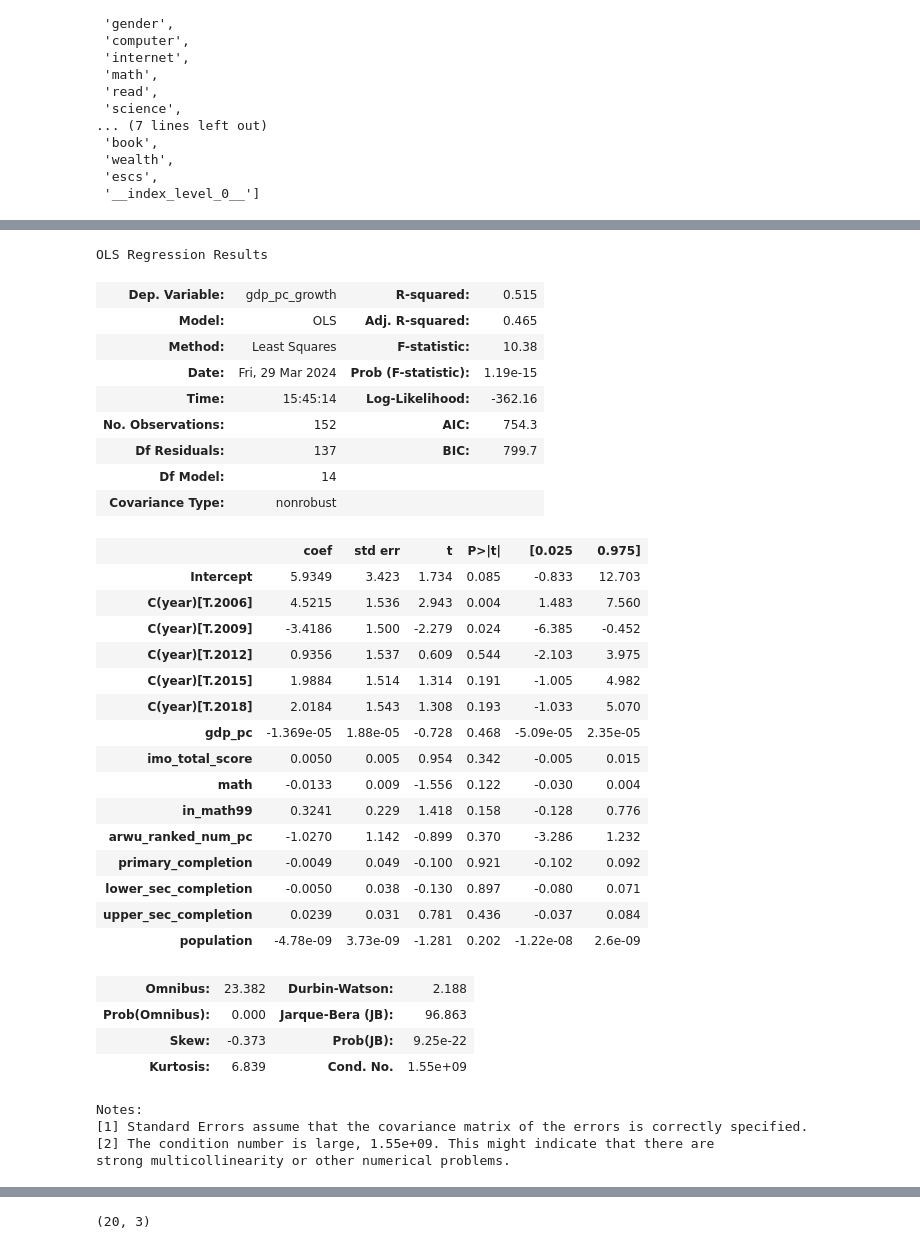
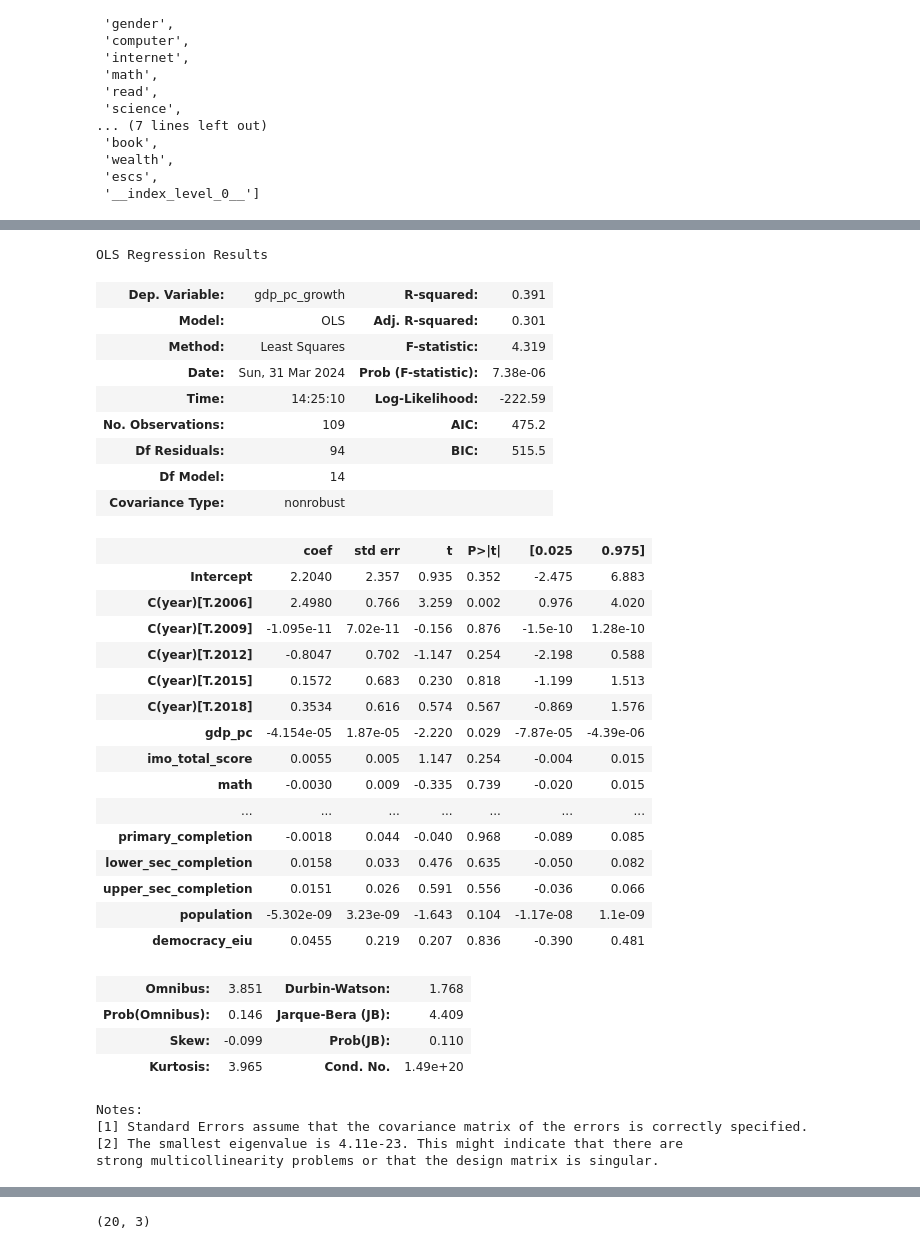
Before and after one commit to jamesxu123/econ442, a Jupyter notebook: old_explore.ipynb, the cells around one changed output, grey strips where cells are left out. Cells and saved outputs as stored; diff of their text form; code cells hidden in the pictures.

```diff
--- a/old_explore.ipynb
+++ b/old_explore.ipynb
@@ -41,6 +41,10 @@ merged = merged.join(q, on=["country", "year"], how="left").with_columns(pl.col(
 imo_df = pl.scan_parquet("./data/imo_00_23.parquet").select(["code", "total", "year"]).rename({"code": "country", "total": "imo_total_score"})
 # %%
 merged = merged.join(imo_df, on=["country", "year"], how="left").with_columns(pl.col("imo_total_score").fill_null(0))
+# %%
+eiu_dem = pl.scan_csv("./data/democracy-index-eiu.csv").rename({"Code": "country", "Year": "year"}).select(["country", "year", "democracy_eiu"])
+# %%
+merged = merged.join(eiu_dem, on=["country", "year"], how="left")
 # %%
 df2 = merged.collect()
 # %%
@@ -145,40 +150,40 @@ import plotly.express as px
 # %%
 pd_df["arwu_ranked_num_pc"] = pd_df["arwu_ranked_num"] / pd_df["population"] * 1_000_000
 # %%
-smf.ols("gdp_pc_growth ~ gdp_pc + imo_total_score + math + in_math99 + arwu_ranked_num_pc + primary_completion + lower_sec_completion + upper_sec_completion + population + C(year) ", pd_df[pd_df["year"].isin([2003, 2006, 2009, 2012, 2015, 2018])]).fit().summary()
+smf.ols("gdp_pc_growth ~ gdp_pc + imo_total_score + math + in_math99 + arwu_ranked_num_pc*gdp_pc + primary_completion + lower_sec_completion + upper_sec_completion + population + democracy_eiu + C(year) ", pd_df[pd_df["year"].isin([2003, 2006, 2009, 2012, 2015, 2018])]).fit().summary()
 # %% [output]
 OLS Regression Results
-| Dep. Variable: | gdp_pc_growth | R-squared: | 0.515 |
-| Model: | OLS | Adj. R-squared: | 0.465 |
-| Method: | Least Squares | F-statistic: | 10.38 |
-| Date: | Fri, 29 Mar 2024 | Prob (F-statistic): | 1.19e-15 |
-| Time: | 15:45:14 | Log-Likelihood: | -362.16 |
-| No. Observations: | 152 | AIC: | 754.3 |
-| Df Residuals: | 137 | BIC: | 799.7 |
+| Dep. Variable: | gdp_pc_growth | R-squared: | 0.391 |
+| Model: | OLS | Adj. R-squared: | 0.301 |
+| Method: | Least Squares | F-statistic: | 4.319 |
+| Date: | Sun, 31 Mar 2024 | Prob (F-statistic): | 7.38e-06 |
+| Time: | 14:25:10 | Log-Likelihood: | -222.59 |
+| No. Observations: | 109 | AIC: | 475.2 |
+| Df Residuals: | 94 | BIC: | 515.5 |
 | Df Model: | 14 |  |  |
 | Covariance Type: | nonrobust |  |  |
 |  | coef | std err | t | P>|t| | [0.025 | 0.975] |
-| Intercept | 5.9349 | 3.423 | 1.734 | 0.085 | -0.833 | 12.703 |
-| C(year)[T.2006] | 4.5215 | 1.536 | 2.943 | 0.004 | 1.483 | 7.560 |
-| C(year)[T.2009] | -3.4186 | 1.500 | -2.279 | 0.024 | -6.385 | -0.452 |
-| C(year)[T.2012] | 0.9356 | 1.537 | 0.609 | 0.544 | -2.103 | 3.975 |
-| C(year)[T.2015] | 1.9884 | 1.514 | 1.314 | 0.191 | -1.005 | 4.982 |
-| C(year)[T.2018] | 2.0184 | 1.543 | 1.308 | 0.193 | -1.033 | 5.070 |
-| gdp_pc | -1.369e-05 | 1.88e-05 | -0.728 | 0.468 | -5.09e-05 | 2.35e-05 |
-| imo_total_score | 0.0050 | 0.005 | 0.954 | 0.342 | -0.005 | 0.015 |
-| math | -0.0133 | 0.009 | -1.556 | 0.122 | -0.030 | 0.004 |
-| in_math99 | 0.3241 | 0.229 | 1.418 | 0.158 | -0.128 | 0.776 |
-| arwu_ranked_num_pc | -1.0270 | 1.142 | -0.899 | 0.370 | -3.286 | 1.232 |
-| primary_completion | -0.0049 | 0.049 | -0.100 | 0.921 | -0.102 | 0.092 |
-| lower_sec_completion | -0.0050 | 0.038 | -0.130 | 0.897 | -0.080 | 0.071 |
-| upper_sec_completion | 0.0239 | 0.031 | 0.781 | 0.436 | -0.037 | 0.084 |
-| population | -4.78e-09 | 3.73e-09 | -1.281 | 0.202 | -1.22e-08 | 2.6e-09 |
+| Intercept | 2.2040 | 2.357 | 0.935 | 0.352 | -2.475 | 6.883 |
+| C(year)[T.2006] | 2.4980 | 0.766 | 3.259 | 0.002 | 0.976 | 4.020 |
+| C(year)[T.2009] | -1.095e-11 | 7.02e-11 | -0.156 | 0.876 | -1.5e-10 | 1.28e-10 |
+| C(year)[T.2012] | -0.8047 | 0.702 | -1.147 | 0.254 | -2.198 | 0.588 |
+| C(year)[T.2015] | 0.1572 | 0.683 | 0.230 | 0.818 | -1.199 | 1.513 |
+| C(year)[T.2018] | 0.3534 | 0.616 | 0.574 | 0.567 | -0.869 | 1.576 |
+| gdp_pc | -4.154e-05 | 1.87e-05 | -2.220 | 0.029 | -7.87e-05 | -4.39e-06 |
+| imo_total_score | 0.0055 | 0.005 | 1.147 | 0.254 | -0.004 | 0.015 |
+| math | -0.0030 | 0.009 | -0.335 | 0.739 | -0.020 | 0.015 |
+| ... | ... | ... | ... | ... | ... | ... |
+| primary_completion | -0.0018 | 0.044 | -0.040 | 0.968 | -0.089 | 0.085 |
+| lower_sec_completion | 0.0158 | 0.033 | 0.476 | 0.635 | -0.050 | 0.082 |
+| upper_sec_completion | 0.0151 | 0.026 | 0.591 | 0.556 | -0.036 | 0.066 |
+| population | -5.302e-09 | 3.23e-09 | -1.643 | 0.104 | -1.17e-08 | 1.1e-09 |
+| democracy_eiu | 0.0455 | 0.219 | 0.207 | 0.836 | -0.390 | 0.481 |
-| Omnibus: | 23.382 | Durbin-Watson: | 2.188 |
-| Prob(Omnibus): | 0.000 | Jarque-Bera (JB): | 96.863 |
-| Skew: | -0.373 | Prob(JB): | 9.25e-22 |
-| Kurtosis: | 6.839 | Cond. No. | 1.55e+09 |
+| Omnibus: | 3.851 | Durbin-Watson: | 1.768 |
+| Prob(Omnibus): | 0.146 | Jarque-Bera (JB): | 4.409 |
+| Skew: | -0.099 | Prob(JB): | 0.110 |
+| Kurtosis: | 3.965 | Cond. No. | 1.49e+20 |
 Notes:
 [1] Standard Errors assume that the covariance matrix of the errors is correctly specified.
-[2] The condition number is large, 1.55e+09. This might indicate that there are
-strong multicollinearity or other numerical problems.
+[2] The smallest eigenvalue is 4.11e-23. This might indicate that there are
+strong multicollinearity problems or that the design matrix is singular.
 # %%
```
Also changed, not shown: parts of 12 cells of this notebook, 9 other files.
